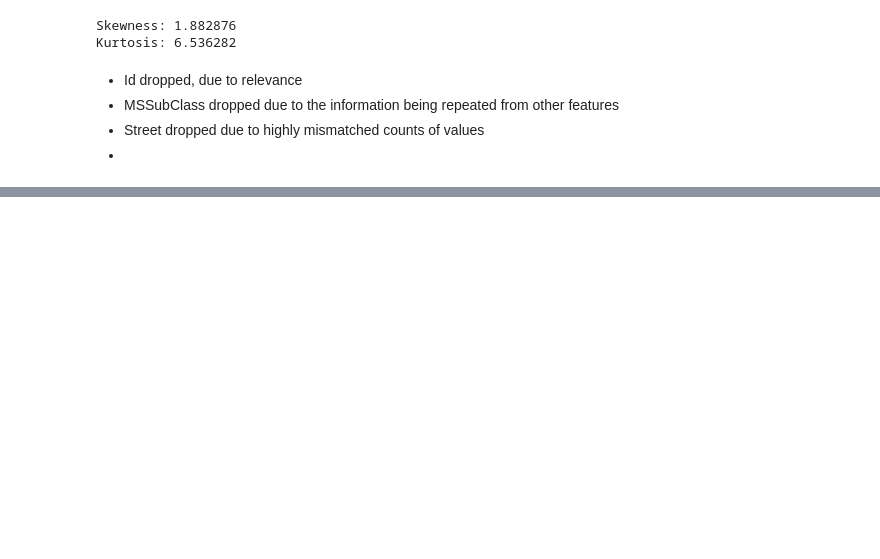
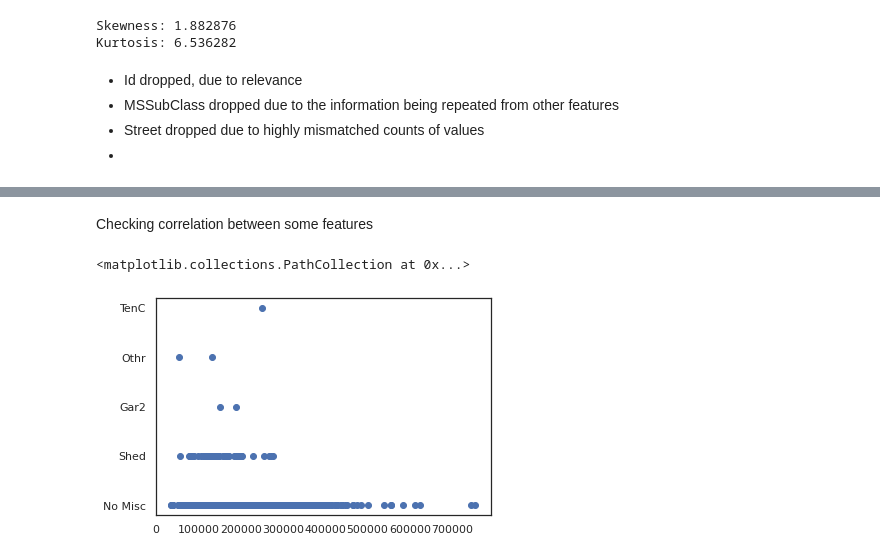
Before and after one commit to Christian-Kohl/KaggleAdvancedHousePrices, a Jupyter notebook: Exploration.ipynb, the cells around one changed output, grey strips where cells are left out. Cells and saved outputs as stored; diff of their text form; code cells hidden in the pictures; blank space fills up the shorter version.

```diff
--- a/Exploration.ipynb
+++ b/Exploration.ipynb
@@ -112,0 +136,11 @@ plt.scatter(x=df_train['TotalBsmtSF'], y=df_train['SalePrice'])
+# %%
+df_train = df_train.drop(['MoSold', 'YrSold', 'MiscVal', 'BsmtFinSF2', 'BsmtHalfBath', 'LowQualFinSF'], axis=1)
+# %%
+df_train = df_train.drop(['GarageArea', 'GarageYrBlt', 'TotalBsmtSF'], axis=1)
+# %% [markdown]
+Checking correlation between some features
+# %%
+plt.scatter(x=df_train['SalePrice'], y=df_train['MiscFeature'])
+# %% [output]
+<matplotlib.collections.PathCollection at 0x...>
+[figure, added]
```
Also changed, not shown: parts of 17 cells of this notebook.
